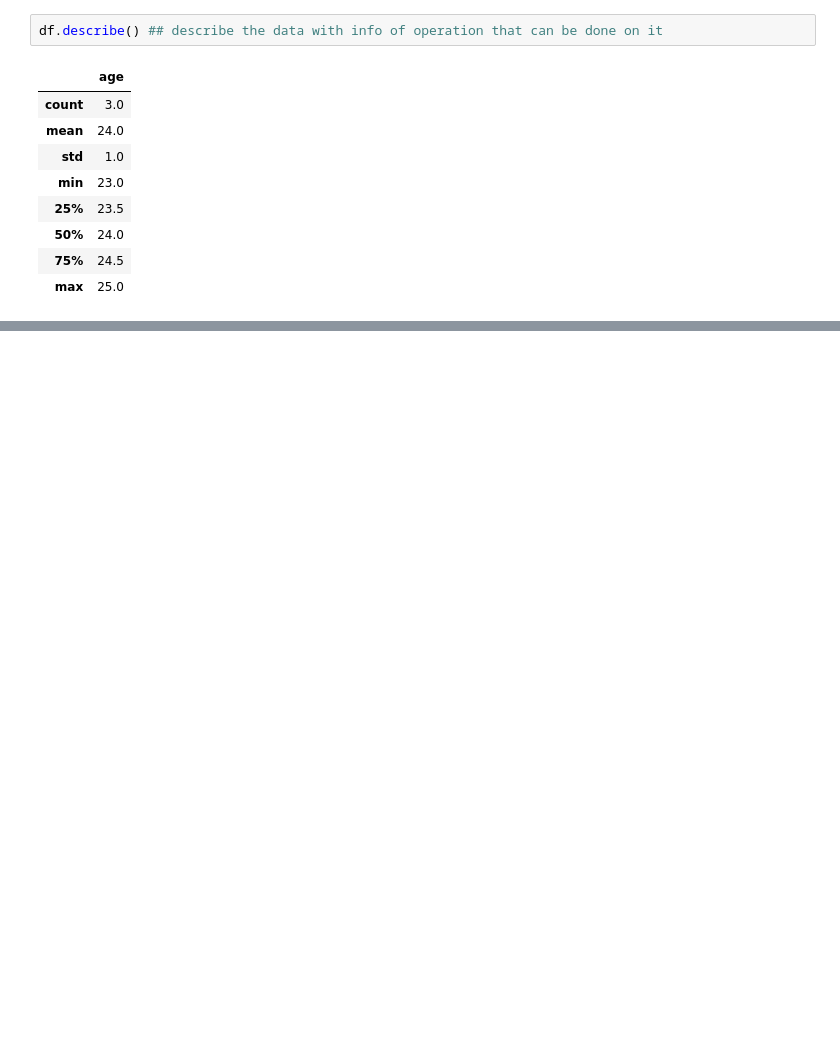
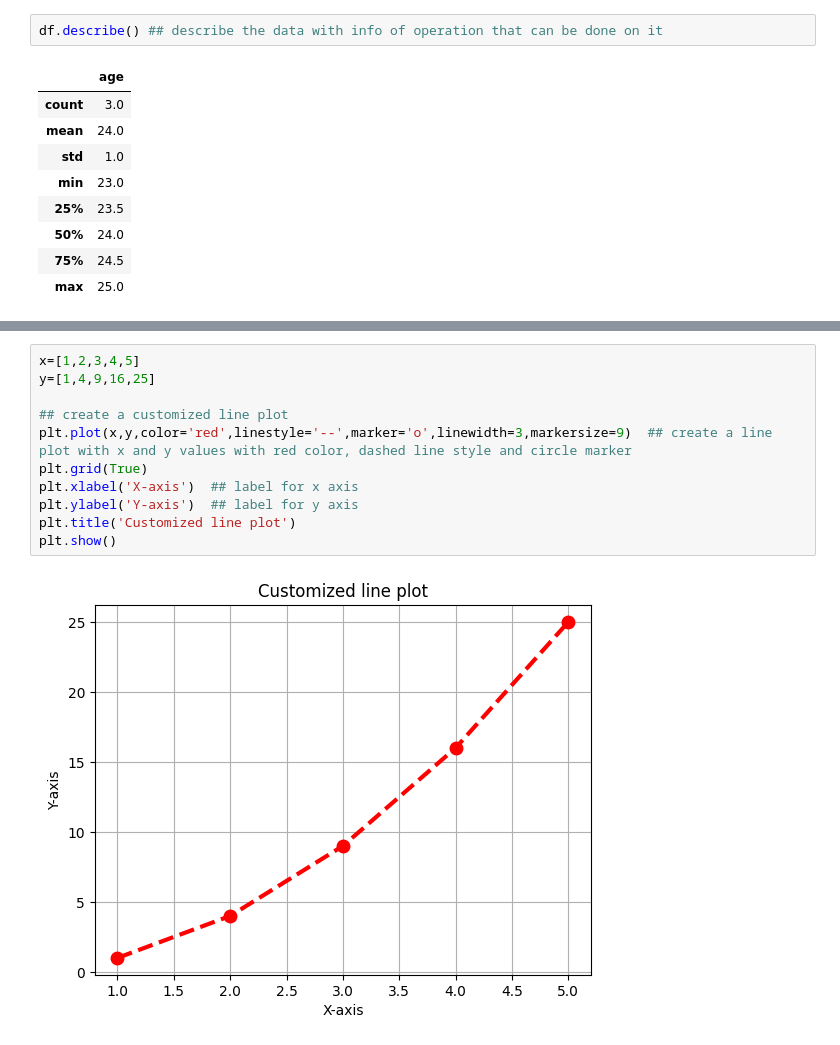
Before and after one commit to Osheenjain646/ML, a Jupyter notebook: Day-9/notes.ipynb, the cells around one changed output, grey strips where cells are left out. Drawn from its saved outputs; the diff is of its cells as text; blank space fills up the shorter version.

```diff
--- a/Day-9/notes.ipynb
+++ b/Day-9/notes.ipynb
@@ -379,0 +752,13 @@ df.describe() ## describe the data with info of operation that can be done on it
+# %%
+x=[1,2,3,4,5]
+y=[1,4,9,16,25]
+
+## create a customized line plot
+plt.plot(x,y,color='red',linestyle='--',marker='o',linewidth=3,markersize=9)  ## create a line plot with x and y values with red color, dashed line style and circle marker
+plt.grid(True)
+plt.xlabel('X-axis')  ## label for x axis
+plt.ylabel('Y-axis')  ## label for y axis
+plt.title('Customized line plot')
+plt.show()
+# %% [output]
+[figure, added]
```
Also changed, not shown: parts of 67 cells of this notebook, 4 other files.
